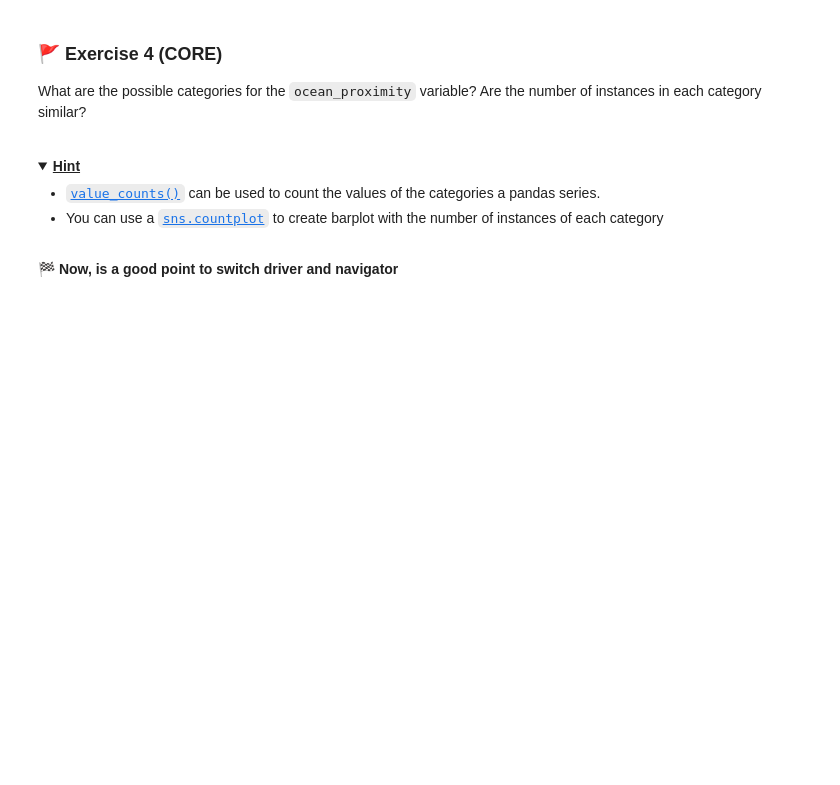
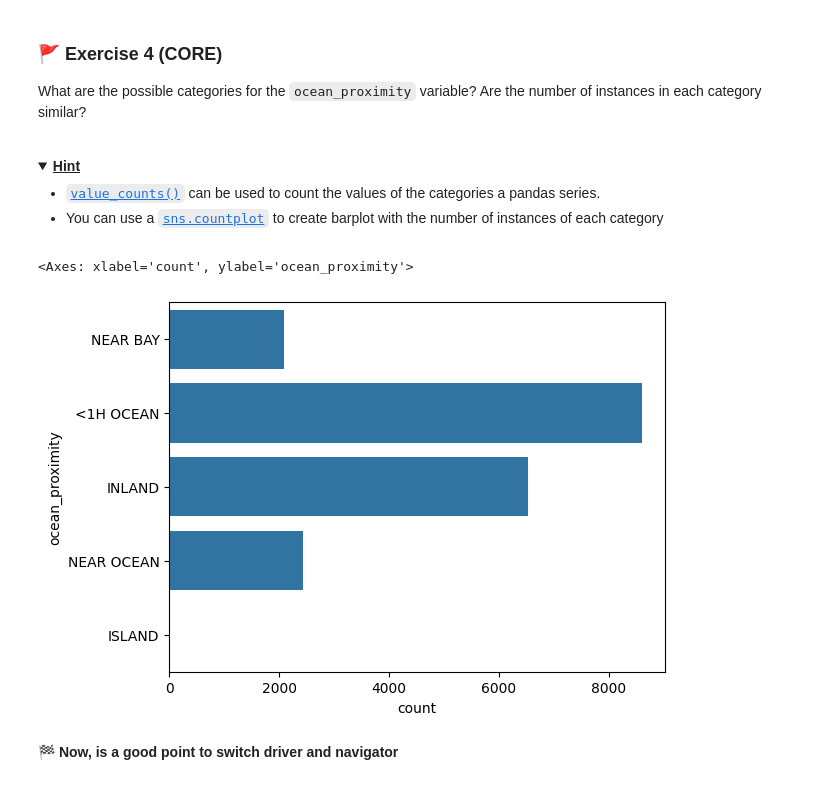
Before and after one commit to kaja-bio/MLPy_2025_week01, a Jupyter notebook: mlp_week01.ipynb, the cells around one changed output. Cells and saved outputs as stored; diff of their text form; code cells hidden in the pictures; folded sections open; blank space fills up the shorter version.

```diff
--- a/mlp_week01.ipynb
+++ b/mlp_week01.ipynb
@@ -164,6 +241,12 @@ What are the possible categories for the `ocean_proximity` variable? Are the num
 - You can use a [<code>sns.countplot</code>](https://seaborn.pydata.org/generated/seaborn.countplot.html) to create barplot with the number of instances of each category
 
 </details>
+# %%
+housing.ocean_proximity.value_counts()
+sns.countplot(housing.ocean_proximity)
+# %% [output]
+<Axes: xlabel='count', ylabel='ocean_proximity'>
+[figure, added]
 # %% [markdown]
 🏁 **Now, is a good point to switch driver and navigator**
 # %% [markdown]
```
Also changed, not shown: parts of 17 cells of this notebook.
